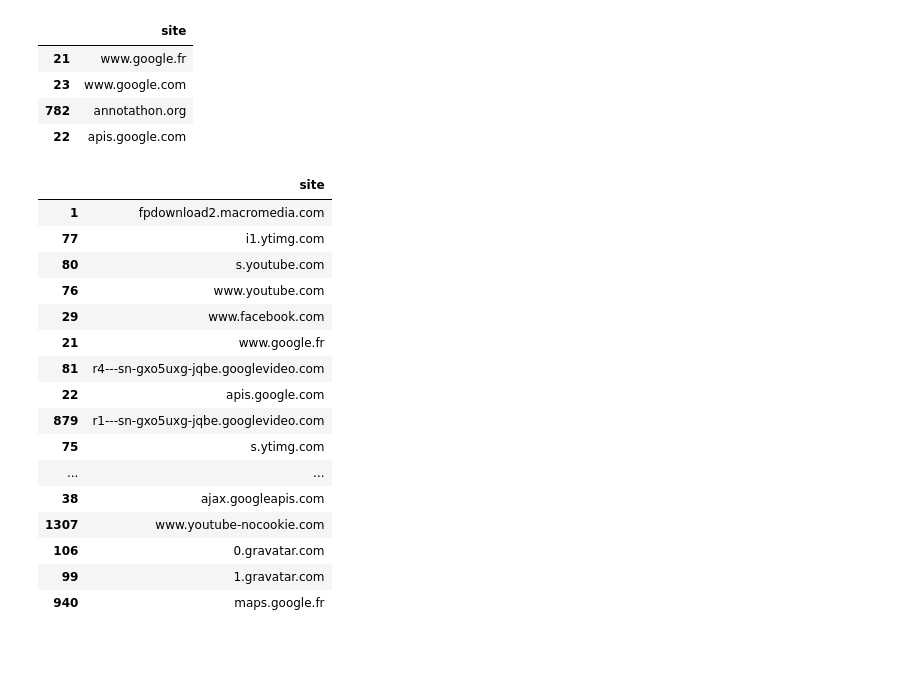
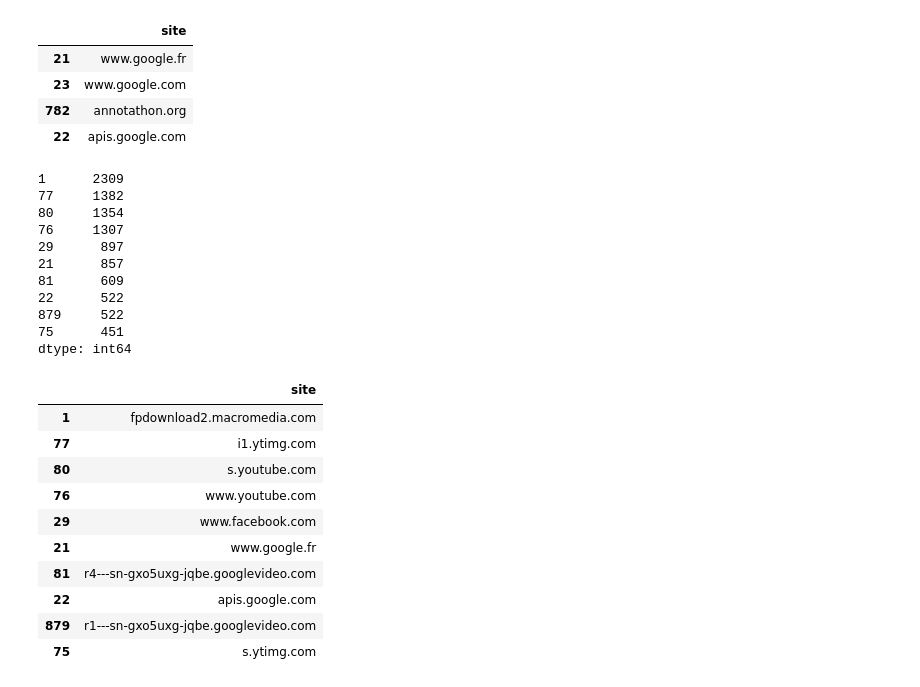
Before and after one commit to wtfleming/mlcourse.ai, a Jupyter notebook: jupyter_english/assignments_spring2019/assignment-1-part-1-submissions/data-exploration.ipynb, the cells around one changed output. Drawn from its saved outputs; the diff is of its cells as text; code cells hidden in the pictures; blank space fills up the shorter version.

```diff
--- a/jupyter_english/assignments_spring2019/assignment-1-part-1-submissions/data-exploration.ipynb
+++ b/jupyter_english/assignments_spring2019/assignment-1-part-1-submissions/data-exploration.ipynb
@@ -159,26 +159,33 @@ dtype: int64
 | 782 | annotathon.org |
 | 22 | apis.google.com |
 # %%
+# Top of all sites Alice visits
 alice_sites = train_df[train_df['target'] == 1]
 top_alice_sites = pd.Series(alice_sites.values.flatten()
-                           ).value_counts().sort_values(ascending=False).head(50)
-#print(top_alice_sites)
-sites_dict.loc[top_alice_sites.drop(0).index]
+                           ).value_counts().sort_values(ascending=False).head(10)
+print(top_alice_sites)
+sites_dict.loc[top_alice_sites.index]
+#sites_dict.loc[top_alice_sites.drop(0).index]
 # %% [output]
+1      2309
+77     1382
+80     1354
+76     1307
+29      897
+21      857
+81      609
+22      522
+879     522
+75      451
+dtype: int64
 |  | site |
 | 1 | fpdownload2.macromedia.com |
 | 77 | i1.ytimg.com |
 | 80 | s.youtube.com |
 | 76 | www.youtube.com |
 | 29 | www.facebook.com |
 | 21 | www.google.fr |
 | 81 | r4---sn-gxo5uxg-jqbe.googlevideo.com |
 | 22 | apis.google.com |
 | 879 | r1---sn-gxo5uxg-jqbe.googlevideo.com |
 | 75 | s.ytimg.com |
-| ... | ... |
-| 38 | ajax.googleapis.com |
-| 1307 | www.youtube-nocookie.com |
-| 106 | 0.gravatar.com |
-| 99 | 1.gravatar.com |
-| 940 | maps.google.fr |
```
Also changed, not shown: parts of 10 cells of this notebook, 8 other files.
